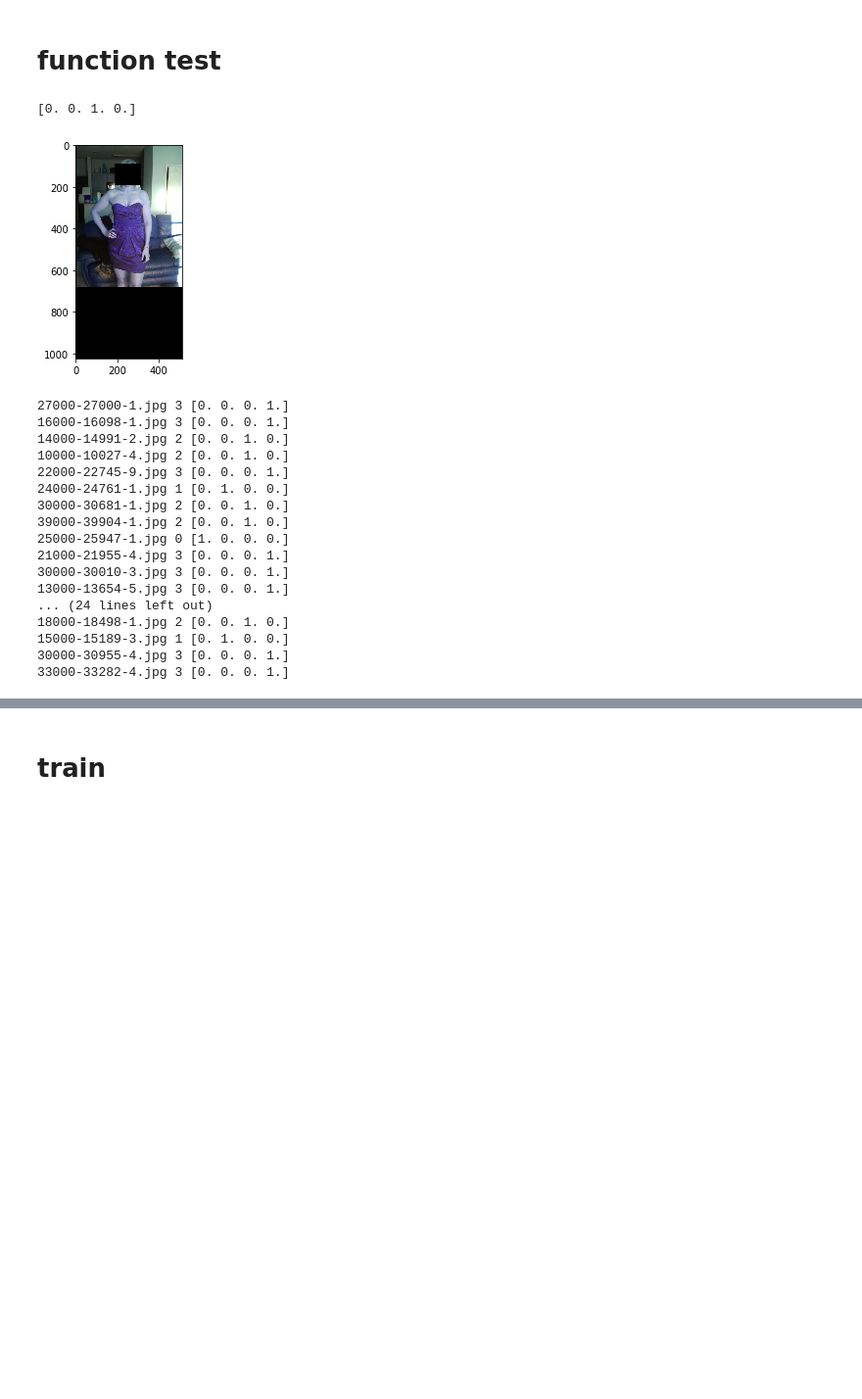
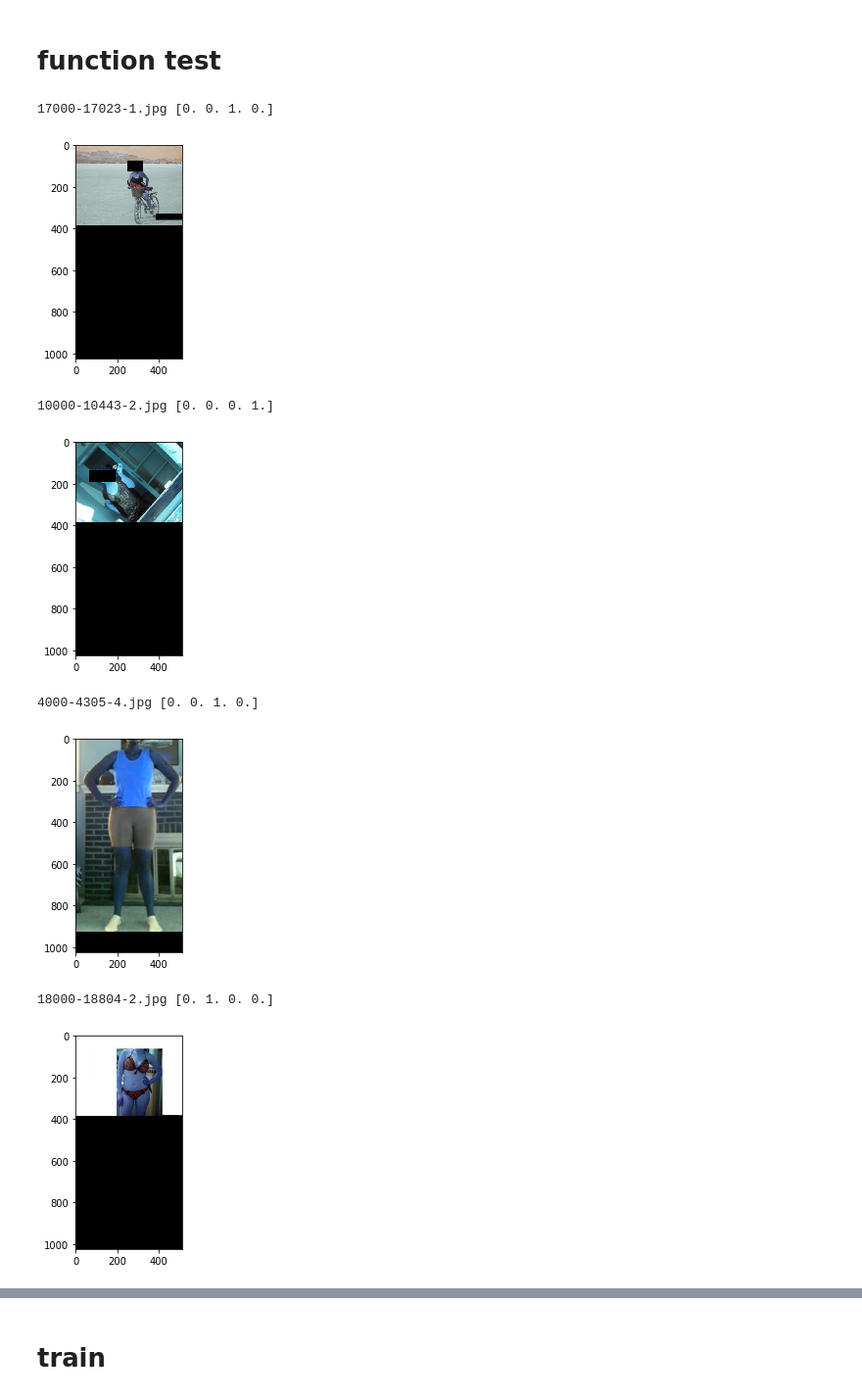
Before and after one commit to slowstone/PersonBodyType, a Jupyter notebook: resnet_test.ipynb, the cells around one changed output, grey strips where cells are left out. Shown at 98% size. Saved outputs shown, nothing was run; the diff lists cells and outputs as text; code cells hidden in the pictures; blank space fills up the shorter version.

```diff
--- a/resnet_test.ipynb
+++ b/resnet_test.ipynb
@@ -41,7 +43,7 @@ IS_SAVE = False
 im_dir = './dataset/image_women/'
 train_json = './dataset/women_train_label.json'
 val_json = './dataset/women_val_label.json'
-sample_json = './dataset/women_sample_label.json'
+sample_json = './dataset/women_sample20_label.json'
 base_dir = './logs'
 # %%
 config = tf.ConfigProto()
@@ -169,6 +171,7 @@ class mysequence(tf.keras.utils.Sequence):
     def __getitem__(self, batch_id):
         images = []
         labels = []
+        names = []
         for i in range(batch_id * self.batch_size, (batch_id+1) * self.batch_size):
             names_num = len(self.names)
             index = int(i % names_num)
@@ -237,11 +238,4 @@ ge = mysequence(im_dir=im_dir,json_path=sample_json,batch_size=10)
 # %%
 ge_it = iter(ge)
 # %%
-im,la = next(ge_it)
+im,la,na = next(ge_it)
-# %%
-print(la[8])
-plt.imshow(im[8])
-plt.show()
-# %% [output]
-[0. 0. 1. 0.]
-[figure, removed]
@@ -253,22 +242,15 @@ f.close()
-# %%
-for i in range(BATCH_SIZE):
-    name = ge.names[i]
-    print(name,info[name]['label'],la[i])
-# %% [output]
-27000-27000-1.jpg 3 [0. 0. 0. 1.]
-16000-16098-1.jpg 3 [0. 0. 0. 1.]
-14000-14991-2.jpg 2 [0. 0. 1. 0.]
-10000-10027-4.jpg 2 [0. 0. 1. 0.]
-22000-22745-9.jpg 3 [0. 0. 0. 1.]
-24000-24761-1.jpg 1 [0. 1. 0. 0.]
-30000-30681-1.jpg 2 [0. 0. 1. 0.]
-39000-39904-1.jpg 2 [0. 0. 1. 0.]
-25000-25947-1.jpg 0 [1. 0. 0. 0.]
-21000-21955-4.jpg 3 [0. 0. 0. 1.]
-30000-30010-3.jpg 3 [0. 0. 0. 1.]
-13000-13654-5.jpg 3 [0. 0. 0. 1.]
-... (24 lines left out)
-18000-18498-1.jpg 2 [0. 0. 1. 0.]
-15000-15189-3.jpg 1 [0. 1. 0. 0.]
-30000-30955-4.jpg 3 [0. 0. 0. 1.]
-33000-33282-4.jpg 3 [0. 0. 0. 1.]
+# %%
+for i in range(10):
+    print(na[i],la[i])
+    plt.figure(i)
+    plt.imshow(im[i])
+    plt.show()
+# %% [output]
+17000-17023-1.jpg [0. 0. 1. 0.]
+[figure, added]
+10000-10443-2.jpg [0. 0. 0. 1.]
+[figure, added]
+4000-4305-4.jpg [0. 0. 1. 0.]
+[figure, added]
+18000-18804-2.jpg [0. 1. 0. 0.]
+[figure, added]
```
Also changed, not shown: parts of 17 cells of this notebook, 2 other files.
